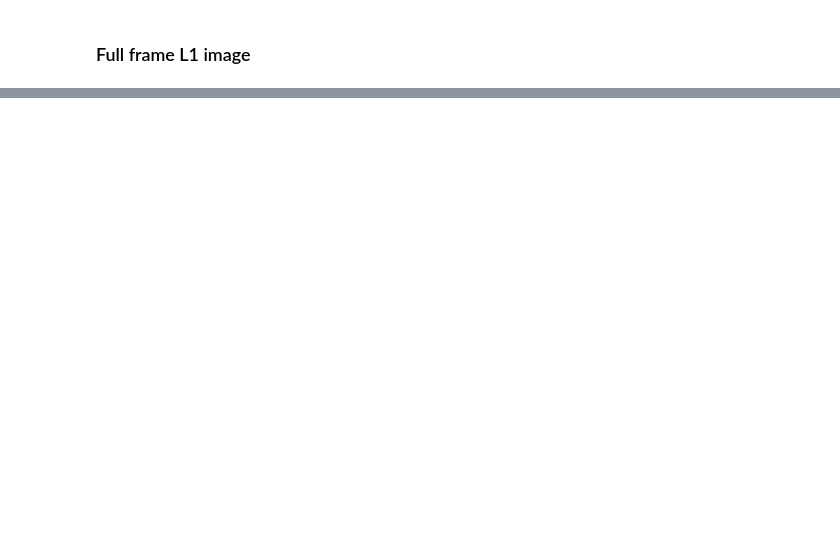
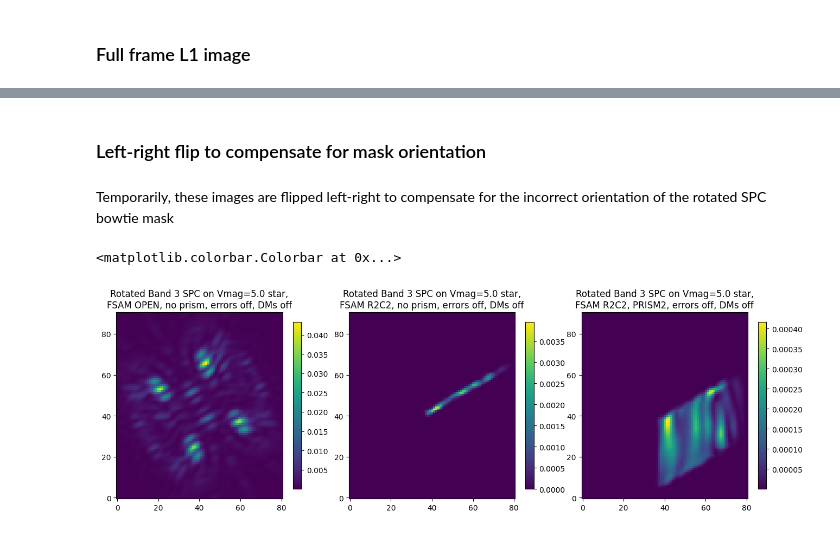
Before and after one commit to roman-corgi/corgisim, a Jupyter notebook: examples/spec_slit_prism_demo.ipynb, the cells around one changed output, grey strips where cells are left out. Saved outputs shown, nothing was run; the diff lists cells and outputs as text; code cells hidden in the pictures; blank space fills up the shorter version.

Commit message:
notebook updates and logic for RA offset for rotated mask

```diff
--- a/examples/spec_slit_prism_demo.ipynb
+++ b/examples/spec_slit_prism_demo.ipynb
@@ -504,0 +613,4 @@ co = plt.colorbar(shrink=0.7)
+# %%
+sim_scene_slit_noprism = optics_slit_noprism.get_host_star_psf(base_scene)
+# %%
+sim_scene_slit_prism = optics_slit_prism.get_host_star_psf(base_scene)
@@ -504,0 +633,18 @@ co = plt.colorbar(shrink=0.7)
+# %% [markdown]
+### Left-right flip to compensate for mask orientation
+# %%
+sim_scene_noslit_noprism.host_star_image.data = np.fliplr(sim_scene_noslit_noprism.host_star_image.data)
+sim_scene_slit_noprism.host_star_image.data = np.fliplr(sim_scene_slit_noprism.host_star_image.data)
+sim_scene_slit_prism.host_star_image.data = np.fliplr(sim_scene_slit_prism.host_star_image.data)
+
+sim_scene_slit_prism.point_source_image.data = np.fliplr(sim_scene_slit_prism.point_source_image.data)
+sim_scene_noslit_noprism.point_source_image.data = np.fliplr(sim_scene_noslit_noprism.point_source_image.data)
+# %%
+# image_star_noslit_noprism = np.fliplr(sim_scene_noslit_noprism.host_star_image.data)
+# image_star_slit_noprism = np.fliplr(sim_scene_slit_noprism.host_star_image.data)
+# image_star_slit_prism = np.fliplr(sim_scene_slit_prism.host_star_image.data)
+image_star_noslit_noprism = sim_scene_noslit_noprism.host_star_image.data
+image_star_slit_noprism = sim_scene_slit_noprism.host_star_image.data
+image_star_slit_prism = sim_scene_slit_prism.host_star_image.data
+# %% [markdown]
+Temporarily, these images are flipped left-right to compensate for the incorrect orientation of the rotated SPC bowtie mask
@@ -504,0 +659,24 @@ co = plt.colorbar(shrink=0.7)
+# %%
+fig = plt.figure(figsize=(16,8))
+plt.subplots_adjust(wspace=0.12)
+xcrop = 20
+ycrop = 15
+
+plt.subplot(131)
+plt.imshow(image_star_noslit_noprism[ycrop:-ycrop,xcrop:-xcrop], origin='lower')
+# plt.title(f'SPC on Vmag={Vmag} star, {cases[0]} DM case,\nFSAM OPEN, no prism')
+plt.title(f'Rotated Band 3 SPC on Vmag={Vmag} star,\nFSAM OPEN, no prism, errors off, DMs off')
+plt.colorbar(shrink=0.5)
+
+plt.subplot(132)
+plt.imshow(image_star_slit_noprism[ycrop:-ycrop,xcrop:-xcrop], origin='lower')
+plt.title(f'Rotated Band 3 SPC on Vmag={Vmag} star,\nFSAM {slit_name}, no prism, errors off, DMs off')
+plt.colorbar(shrink=0.5)
+
+plt.subplot(133)
+plt.imshow(image_star_slit_prism[ycrop:-ycrop,xcrop:-xcrop], origin='lower')
+plt.title(f'Rotated Band 3 SPC on Vmag={Vmag} star,\nFSAM {slit_name}, {prism_name}, errors off, DMs off')
+plt.colorbar(shrink=0.5)
+# %% [output]
+<matplotlib.colorbar.Colorbar at 0x...>
+[figure, added]
```
Also changed, not shown: parts of 31 cells of this notebook, 1 other file.
